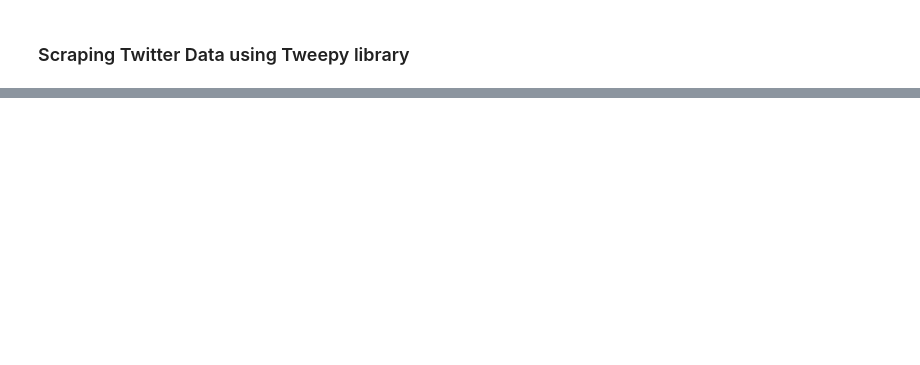
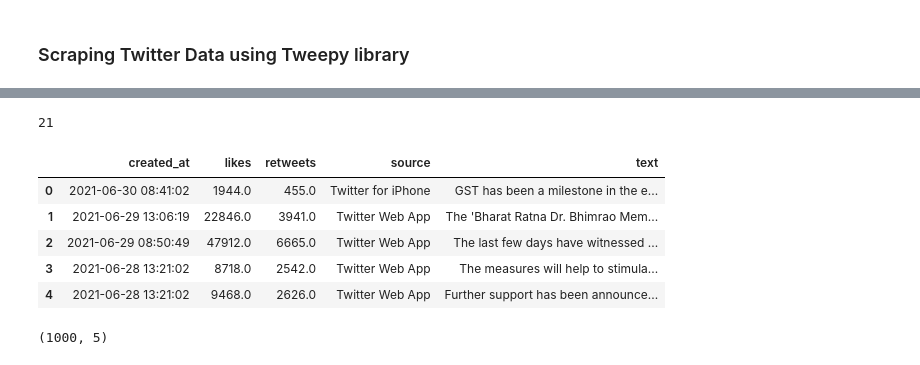
Before and after one commit to sujanshirol/gl-nlp, a Jupyter notebook: S3/GL - NLP - Session 3.ipynb, the cells around one changed output, grey strips where cells are left out. Cells and saved outputs as stored; diff of their text form; code cells hidden in the pictures; blank space fills up the shorter version.

```diff
--- a/S3/GL - NLP - Session 3.ipynb
+++ b/S3/GL - NLP - Session 3.ipynb
@@ -299,3 +299,17 @@ df_articles
 | 59 | {'id': 'reuters', 'name': 'Reuters'} | Tom Wilson,Karin Strohecker | Explainer: El Salvador's bitcoin ... | El Salvador has become the first ... | https://www.reuters.com/business/... | https://www.reuters.com/resizer/m... | 2021-06-10T12:19:00Z | El Salvador has become the first ... |
 # %% [markdown]
 ### Scraping Twitter Data using Tweepy library
+# %%
+import tweepy
+
+consumer_key = ''
+consumer_secret = ''
+
+access_token = ''
+access_secret = ''
+
+auth = tweepy.OAuthHandler(consumer_key, consumer_secret)
+auth.set_access_token(access_token, access_secret)
+
+#api = tweepy.API(auth, wait_on_rate_limit=True)
+api = tweepy.API(auth, wait_on_rate_limit=False)
@@ -301,0 +320,5 @@ df_articles
+# %%
+modi_tweets = api.user_timeline('narendramodi', page=1, count=200)
+len(modi_tweets)
+# %% [output]
+21
@@ -301,0 +327,37 @@ df_articles
+# %%
+tweets = pd.DataFrame()
+for tweet in modi_tweets:
+    temp = {
+        'created_at': tweet.created_at,
+        'text': tweet.text,
+        'likes': tweet.favorite_count,
+        'retweets': tweet.retweet_count,
+        'source': tweet.source
+    }
+    tweets = tweets.append(temp, ignore_index=True)
+tweets.head()
+# %% [output]
+|  | created_at | likes | retweets | source | text |
+| 0 | 2021-06-30 08:41:02 | 1944.0 | 455.0 | Twitter for iPhone | GST has been a milestone in the e... |
+| 1 | 2021-06-29 13:06:19 | 22846.0 | 3941.0 | Twitter Web App | The 'Bharat Ratna Dr. Bhimrao Mem... |
+| 2 | 2021-06-29 08:50:49 | 47912.0 | 6665.0 | Twitter Web App | The last few days have witnessed ... |
+| 3 | 2021-06-28 13:21:02 | 8718.0 | 2542.0 | Twitter Web App | The measures will help to stimula... |
+| 4 | 2021-06-28 13:21:02 | 9468.0 | 2626.0 | Twitter Web App | Further support has been announce... |
+# %%
+tweets = pd.DataFrame()
+
+for page in range(1,6):
+    modi_tweets = api.user_timeline('narendramodi', page=page, count=200)
+
+    for tweet in modi_tweets:
+        temp = {
+            'created_at': tweet.created_at,
+            'text': tweet.text,
+            'likes': tweet.favorite_count,
+            'retweets': tweet.retweet_count,
+            'source': tweet.source
+        }
+        tweets = tweets.append(temp, ignore_index=True)
+tweets.shape
+# %% [output]
+(1000, 5)
```
Also changed, not shown: parts of 11 cells of this notebook.
